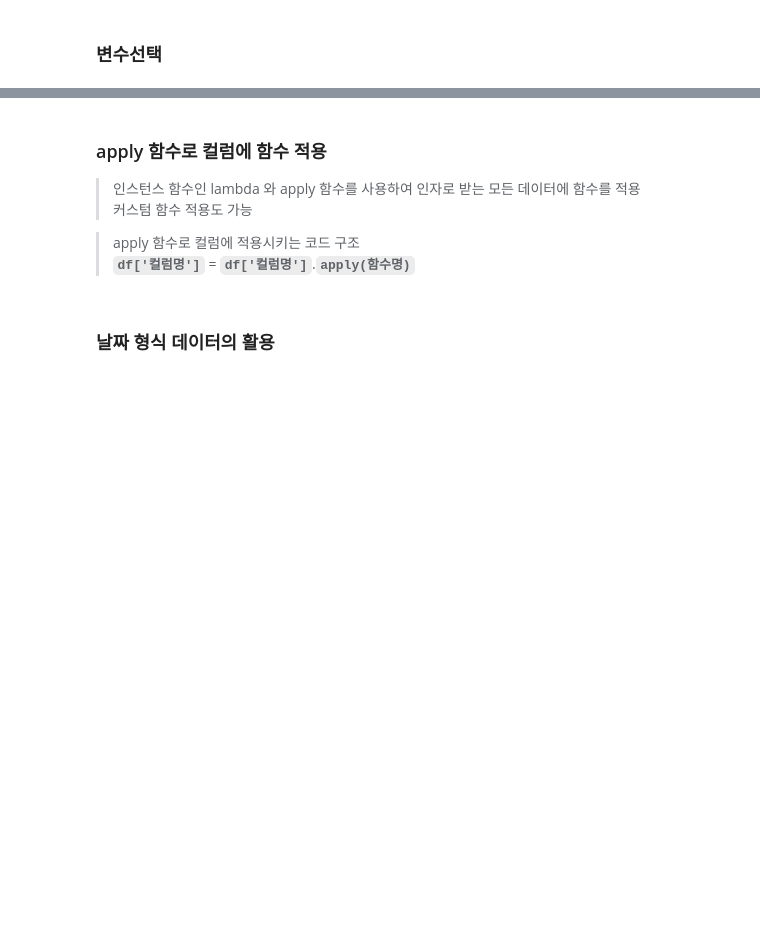
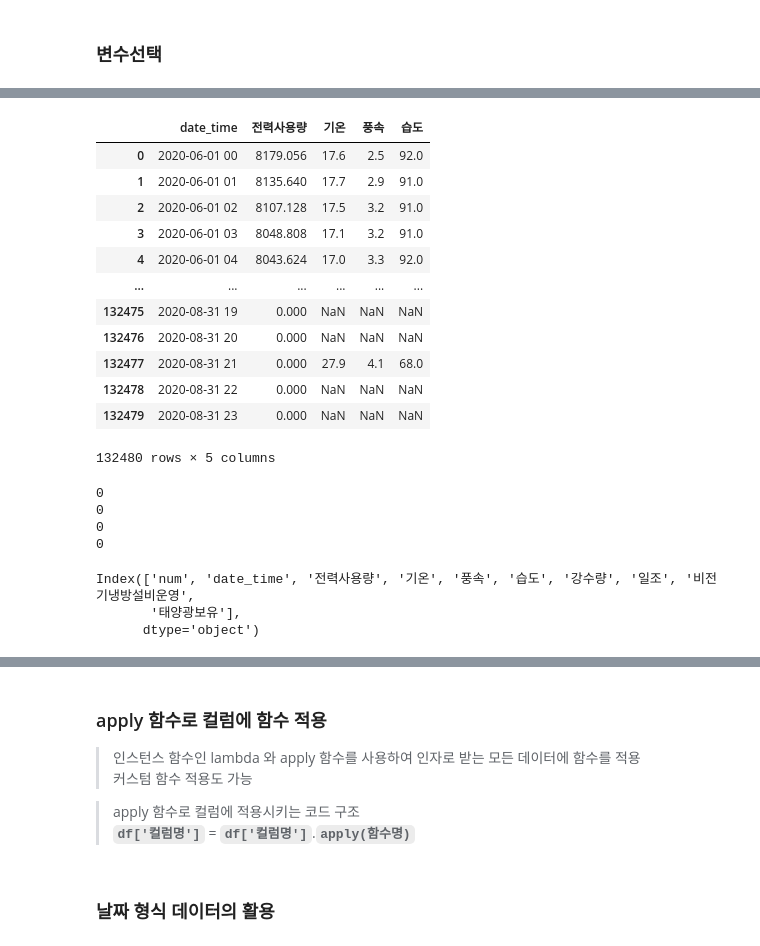
Before and after one commit to overgroove/samsung_ML, a Jupyter notebook: 03_package_pandas.ipynb, the cells around one changed output, grey strips where cells are left out. Drawn from its saved outputs; the diff is of its cells as text; code cells hidden in the pictures; blank space fills up the shorter version.

```diff
--- a/03_package_pandas.ipynb
+++ b/03_package_pandas.ipynb
@@ -1064,2 +1057,17 @@ Name: 전력x30, Length: 132480, dtype: float64
 # %%
 # 변수명 활용 변수선택
+df[df.columns[1:6]]
+# %% [output]
+|  | date_time | 전력사용량 | 기온 | 풍속 | 습도 |
+| 0 | 2020-06-01 00 | 8179.056 | 17.6 | 2.5 | 92.0 |
+| 1 | 2020-06-01 01 | 8135.640 | 17.7 | 2.9 | 91.0 |
+| 2 | 2020-06-01 02 | 8107.128 | 17.5 | 3.2 | 91.0 |
+| 3 | 2020-06-01 03 | 8048.808 | 17.1 | 3.2 | 91.0 |
+| 4 | 2020-06-01 04 | 8043.624 | 17.0 | 3.3 | 92.0 |
+| ... | ... | ... | ... | ... | ... |
+| 132475 | 2020-08-31 19 | 0.000 | NaN | NaN | NaN |
+| 132476 | 2020-08-31 20 | 0.000 | NaN | NaN | NaN |
+| 132477 | 2020-08-31 21 | 0.000 | 27.9 | 4.1 | 68.0 |
+| 132478 | 2020-08-31 22 | 0.000 | NaN | NaN | NaN |
+| 132479 | 2020-08-31 23 | 0.000 | NaN | NaN | NaN |
+132480 rows × 5 columns
@@ -1067,0 +1074,24 @@ Name: 전력x30, Length: 132480, dtype: float64
+# %%
+# 반복문을 활용한 변수 활용 예시
+# 반복문 for(범위), while(무한반복)
+# 단순반복 작업을 컴퓨터에게 수행하게끔 하는 코드구문
+# 기본적인 형태의 반복문을 생성
+test_list = [10, 20, 30, 40]
+
+# for 반복자(변수) in 반복구간: # 반복구간은 순서가 있는 자료구조, 인덱싱, 슬라이싱이 가능한 자료구조
+#     실행코드
+#     실행코드
+
+for i in test_list: # test_list 구간을 순환하면서 반복변수인 i를 할당하고 해당 반복구간만큼
+    print(i % 2) # 실행코드를 실행시킵니다
+# %% [output]
+0
+0
+0
+0
+# %%
+df.columns
+# %% [output]
+Index(['num', 'date_time', '전력사용량', '기온', '풍속', '습도', '강수량', '일조', '비전기냉방설비운영',
+       '태양광보유'],
+      dtype='object')
```
Also changed, not shown: parts of 14 cells of this notebook.
